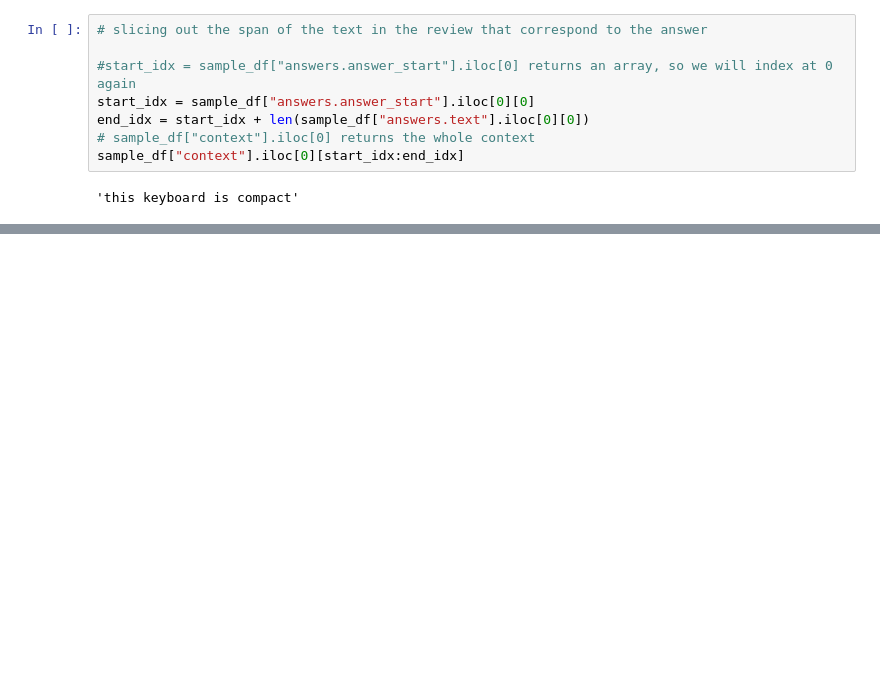
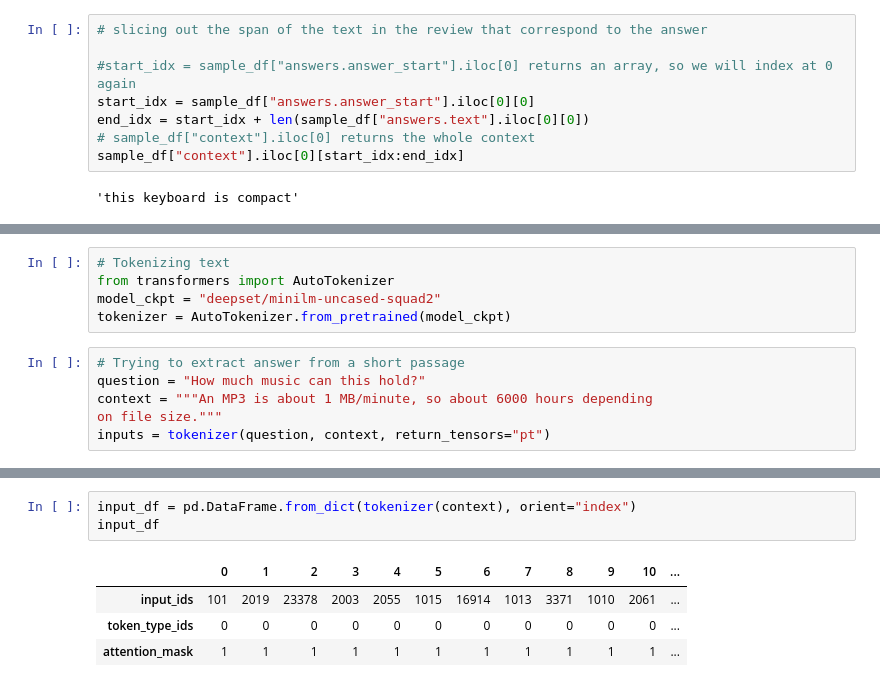
Before and after one commit to yashika-git/NLP, a Jupyter notebook: Review_Based_QA_System.ipynb, the cells around one changed output, grey strips where cells are left out. Drawn from its saved outputs; the diff is of its cells as text; blank space fills up the shorter version.

```diff
--- a/Review_Based_QA_System.ipynb
+++ b/Review_Based_QA_System.ipynb
@@ -74,0 +111,11 @@ sample_df["context"].iloc[0][start_idx:end_idx]
+# %%
+# Tokenizing text
+from transformers import AutoTokenizer
+model_ckpt = "deepset/minilm-uncased-squad2"
+tokenizer = AutoTokenizer.from_pretrained(model_ckpt)
+# %%
+# Trying to extract answer from a short passage
+question = "How much music can this hold?"
+context = """An MP3 is about 1 MB/minute, so about 6000 hours depending
+on file size."""
+inputs = tokenizer(question, context, return_tensors="pt")
@@ -74,0 +130,8 @@ sample_df["context"].iloc[0][start_idx:end_idx]
+# %%
+input_df = pd.DataFrame.from_dict(tokenizer(context), orient="index")
+input_df
+# %% [output]
+|  | 0 | 1 | 2 | 3 | 4 | 5 | 6 | 7 | 8 | 9 | 10 | ... |
+| input_ids | 101 | 2019 | 23378 | 2003 | 2055 | 1015 | 16914 | 1013 | 3371 | 1010 | 2061 | ... |
+| token_type_ids | 0 | 0 | 0 | 0 | 0 | 0 | 0 | 0 | 0 | 0 | 0 | ... |
+| attention_mask | 1 | 1 | 1 | 1 | 1 | 1 | 1 | 1 | 1 | 1 | 1 | ... |
```
Also changed, not shown: parts of 12 cells of this notebook.
